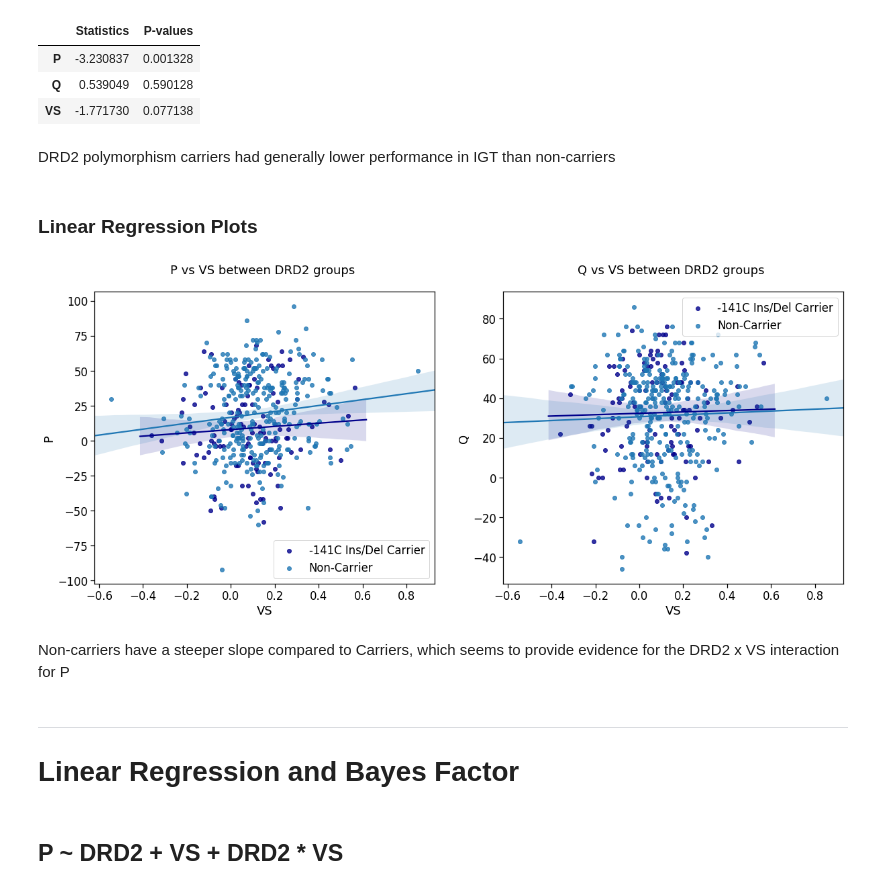
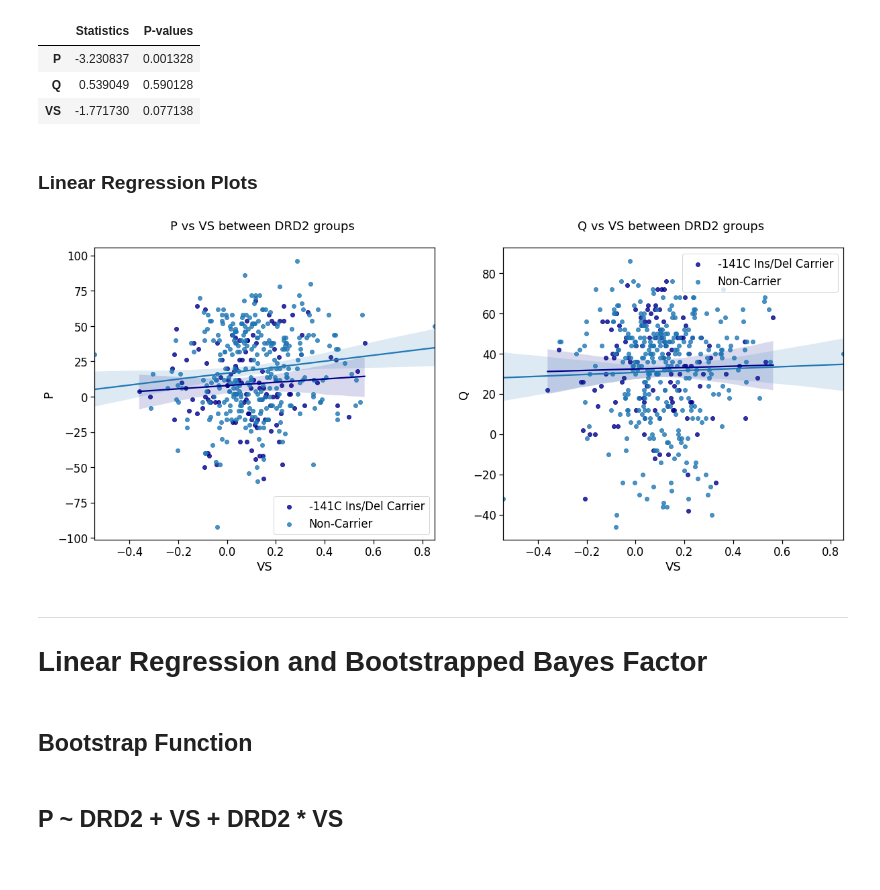
Before and after one commit to cbanuelos/DRD2_Abnormal_Learning, a Jupyter notebook: DataAnalysis_Condensed.ipynb, the cells around one changed output. Saved outputs shown, nothing was run; the diff lists cells and outputs as text; code cells hidden in the pictures.

```diff
--- a/DataAnalysis_Condensed.ipynb
+++ b/DataAnalysis_Condensed.ipynb
@@ -144,37 +133,33 @@ pd.DataFrame({'Statistics':t_test_results.statistic[0:], 'P-values':t_test_resul
 | P | -3.230837 | 0.001328 |
 | Q | 0.539049 | 0.590128 |
 | VS | -1.771730 | 0.077138 |
-# %% [markdown]
-DRD2 polymorphism carriers had generally lower performance in IGT than non-carriers
 # %% [markdown]
 ### Linear Regression Plots
 # %%
 # Configuring grid of plots
 fig = plt.figure()
 fig.subplots_adjust(hspace=0.4, wspace=0.2)
 fig.set_figheight(8)
 fig.set_figwidth(20)
 
 # P vs VS between DRD2 groups Scatter Plot
 ax = fig.add_subplot(1, 2, 1)
-scatter_P_low = sns.regplot(x='VS', y='P', data=low, label='-141C Ins/Del Carrier',
-                            color="darkblue", ax=ax).legend()
+scatter_P_low = sns.regplot(x='VS', y='P', data=low, label='-141C Ins/Del Carrier', color="darkblue", ax=ax).legend()
 scatter_P_normal = sns.regplot(x='VS', y='P', data=normal, label='Non-Carrier').legend()
 ax.set(title='P vs VS between DRD2 groups \n')
 
 # Q vs VS between DRD2 groups Scatter Plot
 ax = fig.add_subplot(1, 2, 2)
-scatter_Q_low = sns.regplot(x='VS', y='Q', data=low, label='-141C Ins/Del Carrier',
-                            color="darkblue", ax=ax).legend()
+scatter_Q_low = sns.regplot(x='VS', y='Q', data=low, label='-141C Ins/Del Carrier', color="darkblue", ax=ax).legend()
 scatter_Q_normal = sns.regplot(x='VS', y='Q', data=normal, label='Non-Carrier').legend()
 ax.set(title='Q vs VS between DRD2 groups \n')
 plt.show()
 # %% [output]
-[figure, old version]
+[figure, new version]
-# %% [markdown]
-Non-carriers have a steeper slope compared to Carriers, which seems to provide evidence for the DRD2 x VS interaction for P
 # %% [markdown]
 *****
 
 
-# Linear Regression and Bayes Factor
+# Linear Regression and Bootstrapped Bayes Factor
+# %% [markdown]
+## Bootstrap Function
```
Also changed, not shown: parts of 58 cells of this notebook.
